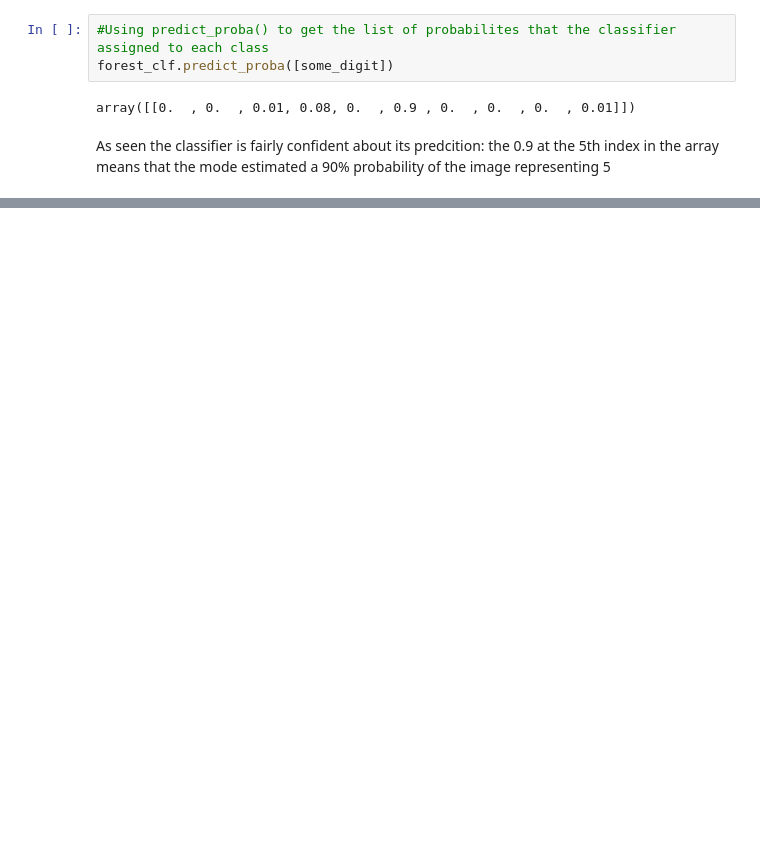
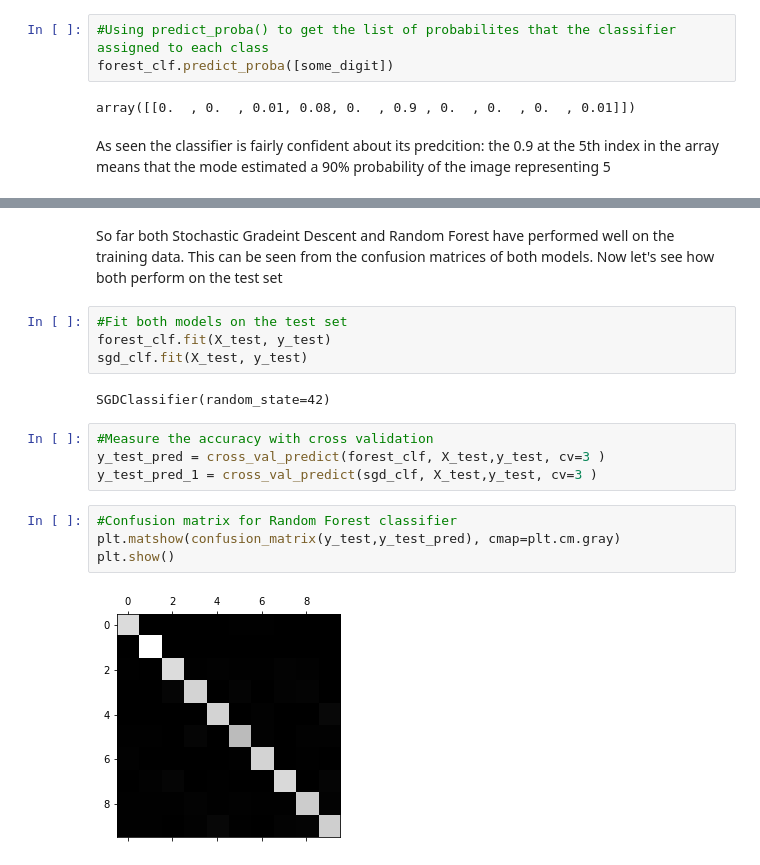
Before and after one commit to Enoch64/Image-Classification-with-sci-kit-Learn-, a Jupyter notebook: Image_Classification_with_sci_kit_learn.ipynb, the cells around one changed output, grey strips where cells are left out. Cells and saved outputs as stored; diff of their text form; blank space fills up the shorter version.

```diff
--- a/Image_Classification_with_sci_kit_learn.ipynb
+++ b/Image_Classification_with_sci_kit_learn.ipynb
@@ -253,0 +228,18 @@ plt.show()
+# %% [markdown]
+So far both Stochastic Gradeint Descent and Random Forest have performed well on the training data. This can be seen from the confusion matrices of both models. Now let's see how both perform on the test set
+# %%
+#Fit both models on the test set
+forest_clf.fit(X_test, y_test)
+sgd_clf.fit(X_test, y_test)
+# %% [output]
+SGDClassifier(random_state=42)
+# %%
+#Measure the accuracy with cross validation
+y_test_pred = cross_val_predict(forest_clf, X_test,y_test, cv=3 )
+y_test_pred_1 = cross_val_predict(sgd_clf, X_test,y_test, cv=3 )
+# %%
+#Confusion matrix for Random Forest classifier
+plt.matshow(confusion_matrix(y_test,y_test_pred), cmap=plt.cm.gray)
+plt.show()
+# %% [output]
+[figure, added]
```
Also changed, not shown: parts of 11 cells of this notebook.
